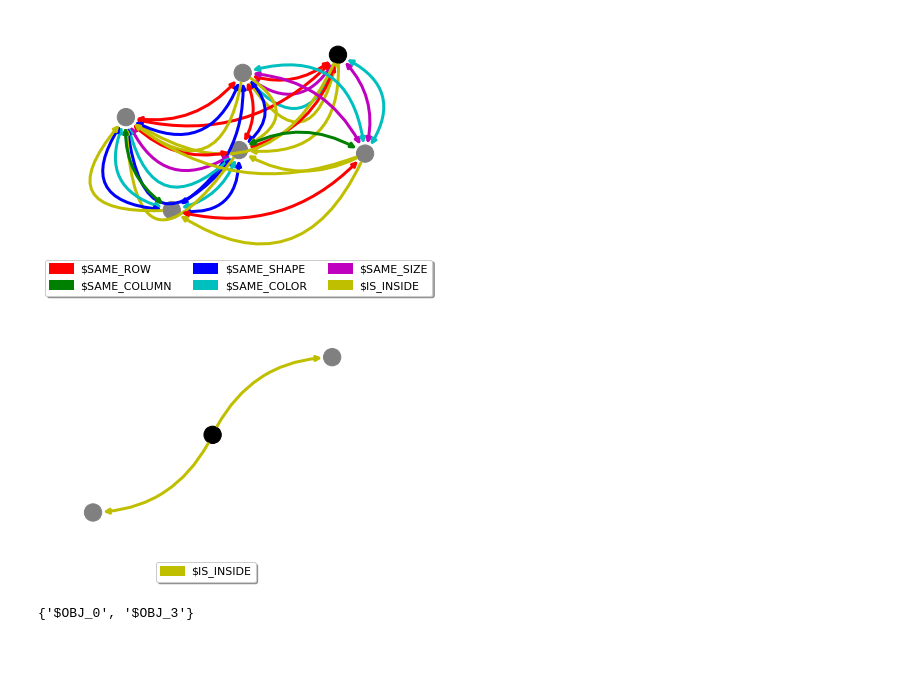
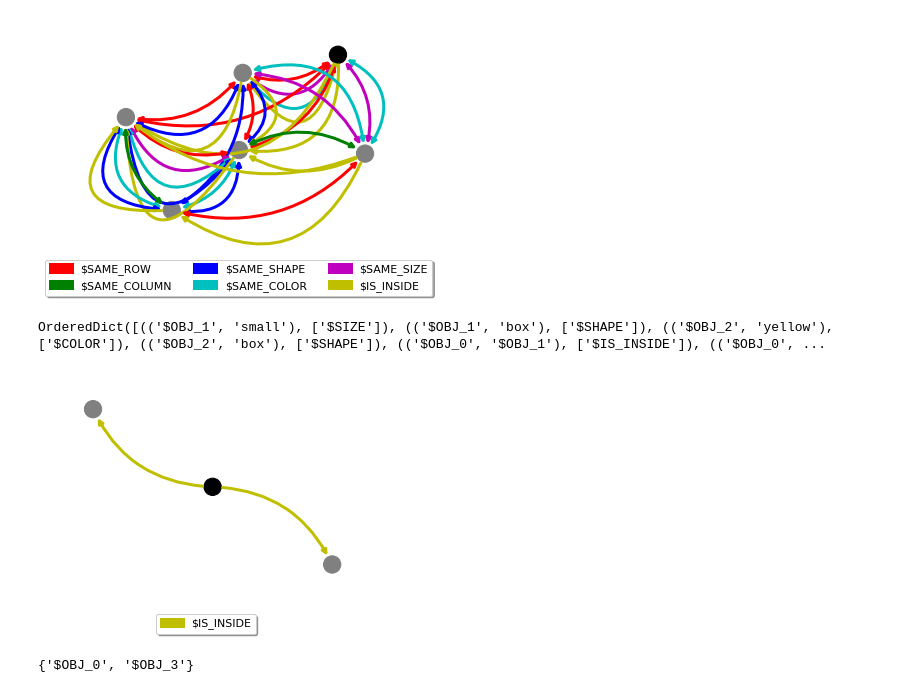
Before and after one commit to frankaging/Reason-SCAN, a Jupyter notebook: code/dataset/demo.ipynb, the cells around one changed output. Drawn from its saved outputs; the diff is of its cells as text; code cells hidden in the pictures; blank space fills up the shorter version.

```diff
--- a/code/dataset/demo.ipynb
+++ b/code/dataset/demo.ipynb
@@ -1070,15 +1070,16 @@ graph.draw()
 # %%
 pattern_graph = ReaSCANGraph(
     objects=obj_map,
     object_patterns=None,
     vocabulary=vocabulary,
     relations=rel_map,
     referred_object='$OBJ_0',
-    debug=False
+    debug=True
 )
 pattern_graph.draw()
 # %% [output]
+OrderedDict([(('$OBJ_1', 'small'), ['$SIZE']), (('$OBJ_1', 'box'), ['$SHAPE']), (('$OBJ_2', 'yellow'), ['$COLOR']), (('$OBJ_2', 'box'), ['$SHAPE']), (('$OBJ_0', '$OBJ_1'), ['$IS_INSIDE']), (('$OBJ_0', ...
-[figure, old version]
+[figure, new version]
 # %%
 graph.find_referred_object(
     pattern_graph, referred_object='$OBJ_0'
```
